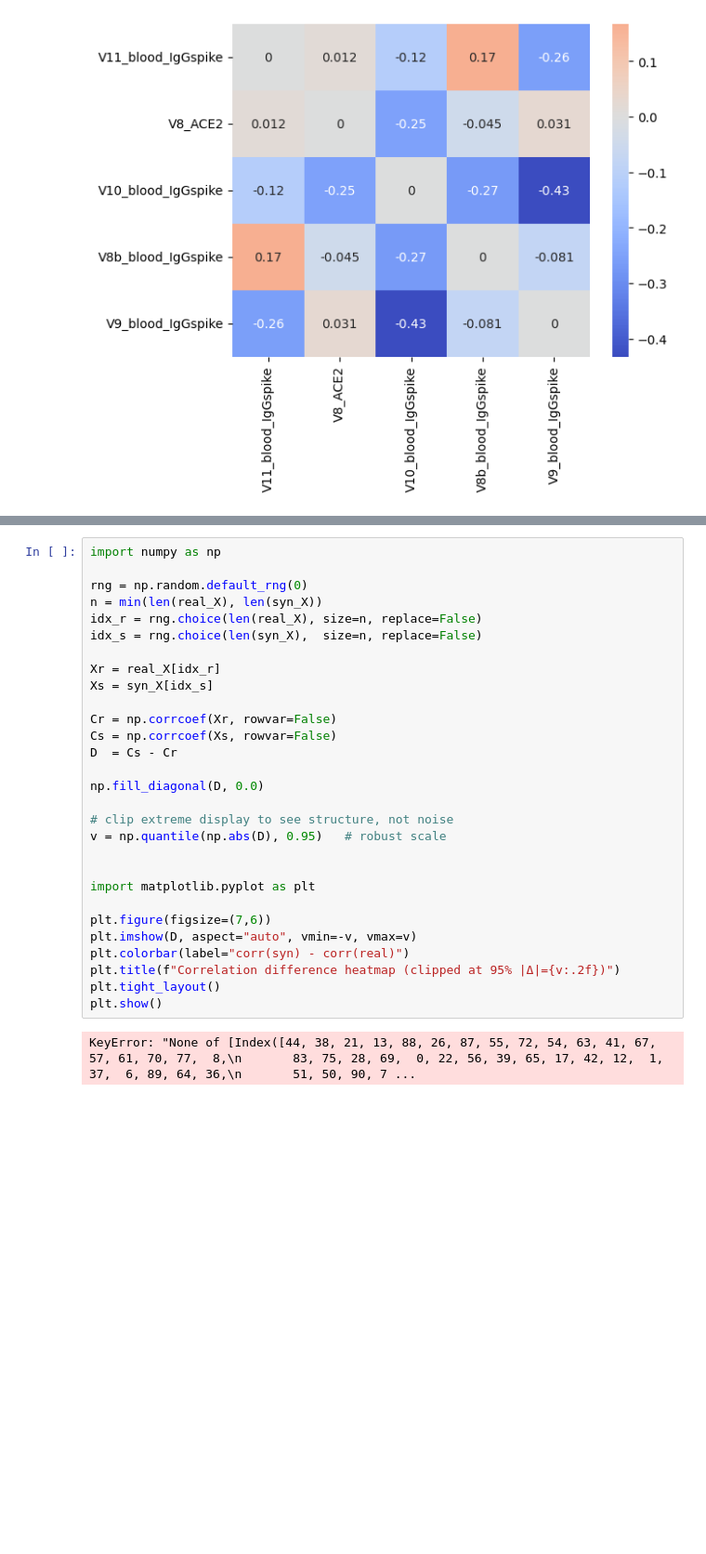
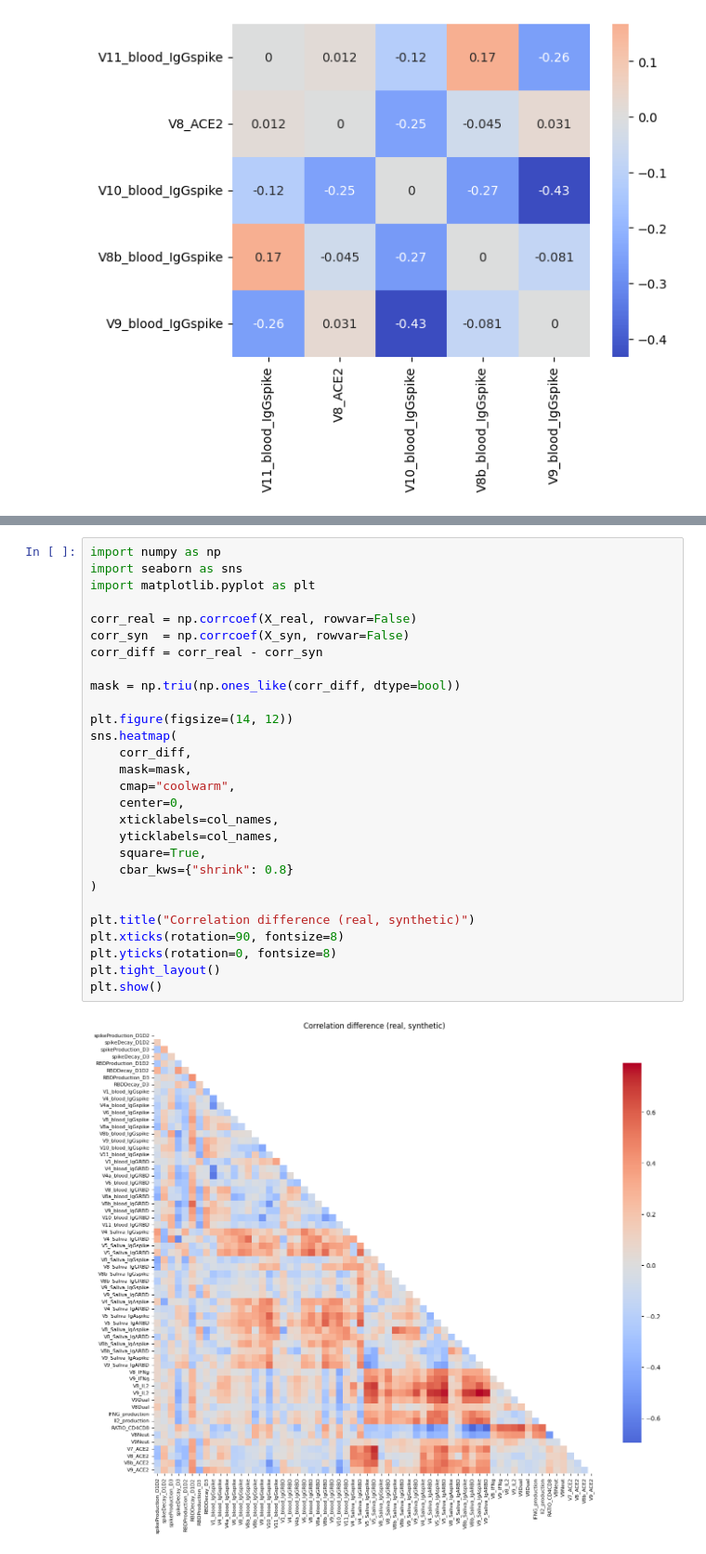
Before and after one commit to TonyTran03/cvae-longitudinal-immunology, a Jupyter notebook: notebooks/ablation_cvae copy.ipynb, the cells around one changed output, grey strips where cells are left out. Shown at 93% size. Drawn from its saved outputs; the diff is of its cells as text; blank space fills up the shorter version.

```diff
--- a/notebooks/ablation_cvae copy.ipynb
+++ b/notebooks/ablation_cvae copy.ipynb
@@ -527,34 +541,33 @@ plt.savefig("hiv_pca_realfit.png", dpi=300, bbox_inches="tight")
 plt.show()
 # %% [output]
 [figure]
-# %%
-import numpy as np
-
-rng = np.random.default_rng(0)
-n = min(len(real_X), len(syn_X))
-idx_r = rng.choice(len(real_X), size=n, replace=False)
-idx_s = rng.choice(len(syn_X),  size=n, replace=False)
-
-Xr = real_X[idx_r]
-Xs = syn_X[idx_s]
-
-Cr = np.corrcoef(Xr, rowvar=False)
-Cs = np.corrcoef(Xs, rowvar=False)
-D  = Cs - Cr
-
-np.fill_diagonal(D, 0.0)
-
-# clip extreme display to see structure, not noise
-v = np.quantile(np.abs(D), 0.95)   # robust scale
-
-
-import matplotlib.pyplot as plt
-
-plt.figure(figsize=(7,6))
-plt.imshow(D, aspect="auto", vmin=-v, vmax=v)
-plt.colorbar(label="corr(syn) - corr(real)")
-plt.title(f"Correlation difference heatmap (clipped at 95% |Δ|={v:.2f})")
-plt.tight_layout()
-plt.show()
-# %% [output]
-KeyError: "None of [Index([44, 38, 21, 13, 88, 26, 87, 55, 72, 54, 63, 41, 67, 57, 61, 70, 77,  8,\n       83, 75, 28, 69,  0, 22, 56, 39, 65, 17, 42, 12,  1, 37,  6, 89, 64, 36,\n       51, 50, 90, 7 ...
+# %%
+import numpy as np
+import seaborn as sns
+import matplotlib.pyplot as plt
+
+corr_real = np.corrcoef(X_real, rowvar=False)
+corr_syn  = np.corrcoef(X_syn, rowvar=False)
+corr_diff = corr_real - corr_syn
+
+mask = np.triu(np.ones_like(corr_diff, dtype=bool))
+
+plt.figure(figsize=(14, 12))
+sns.heatmap(
+    corr_diff,
+    mask=mask,
+    cmap="coolwarm",
+    center=0,
+    xticklabels=col_names,
+    yticklabels=col_names,
+    square=True,
+    cbar_kws={"shrink": 0.8}
+)
+
+plt.title("Correlation difference (real, synthetic)")
+plt.xticks(rotation=90, fontsize=8)
+plt.yticks(rotation=0, fontsize=8)
+plt.tight_layout()
+plt.show()
+# %% [output]
+[figure, added]
```
Also changed, not shown: parts of 14 cells of this notebook, 6 other files.
